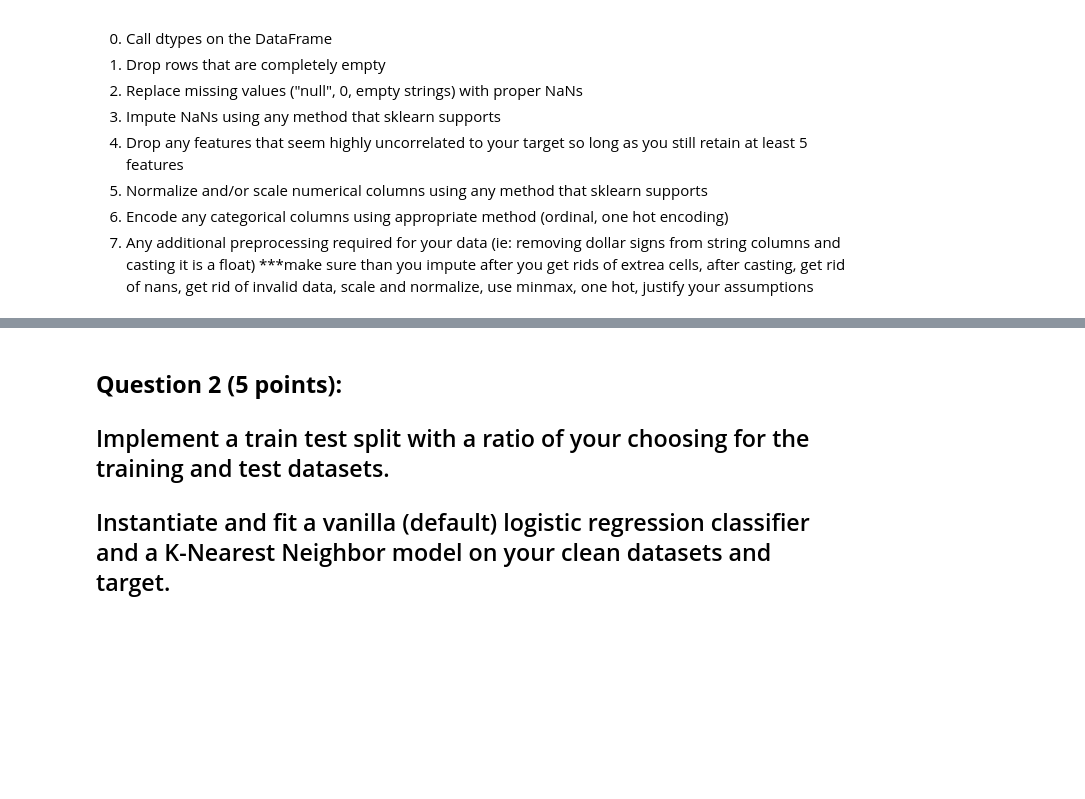
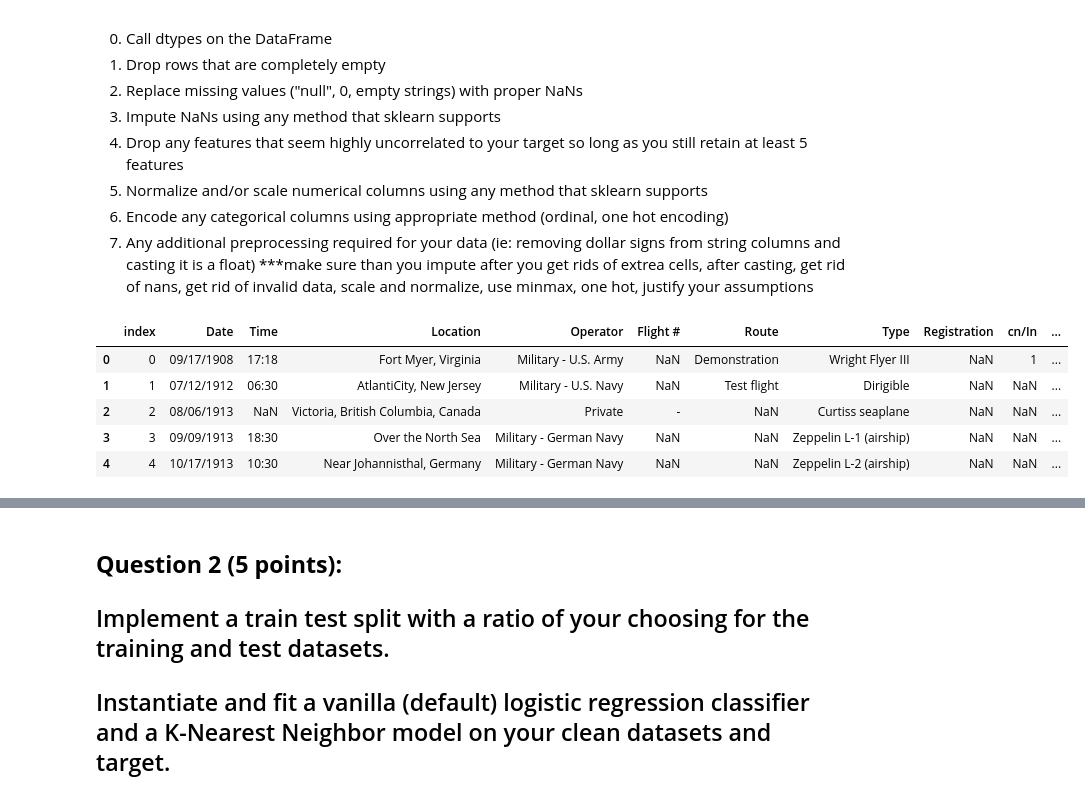
Before and after one commit to aaditiparabs/DS-3001, a Jupyter notebook: labs/Lab_2_Machine_Learning_Evaluation v2.ipynb, the cells around one changed output, grey strips where cells are left out. Cells and saved outputs as stored; diff of their text form; code cells hidden in the pictures; blank space fills up the shorter version.

```diff
--- a/labs/Lab_2_Machine_Learning_Evaluation v2.ipynb
+++ b/labs/Lab_2_Machine_Learning_Evaluation v2.ipynb
@@ -46,3 +46,20 @@ Requirement already satisfied: numpy>=1.16.6 in c:\users\aadit\anaconda3\lib\sit
 6. Encode any categorical columns using appropriate method (ordinal, one hot encoding)
 7. Any additional preprocessing required for your data (ie: removing dollar signs from string columns and casting it is a float)
 ***make sure than you impute after you get rids of extrea cells, after casting, get rid of nans, get rid of invalid data, scale and normalize, use minmax, one hot, justify your assumptions
+# %%
+import pandas as pd
+from sklearn.impute import SimpleImputer
+
+#read in a dataset into a dataframee
+planes_df = pd.read_csv("hf://datasets/nateraw/airplane-crashes-and-fatalities/Airplane_Crashes_and_Fatalities_Since_1908.csv")
+# %%
+#0 call dtypes
+planes_df.dtypes
+planes_df.head()
+# %% [output]
+|  | index | Date | Time | Location | Operator | Flight # | Route | Type | Registration | cn/In | ... |
+| 0 | 0 | 09/17/1908 | 17:18 | Fort Myer, Virginia | Military - U.S. Army | NaN | Demonstration | Wright Flyer III | NaN | 1 | ... |
+| 1 | 1 | 07/12/1912 | 06:30 | AtlantiCity, New Jersey | Military - U.S. Navy | NaN | Test flight | Dirigible | NaN | NaN | ... |
+| 2 | 2 | 08/06/1913 | NaN | Victoria, British Columbia, Canada | Private | - | NaN | Curtiss seaplane | NaN | NaN | ... |
+| 3 | 3 | 09/09/1913 | 18:30 | Over the North Sea | Military - German Navy | NaN | NaN | Zeppelin L-1 (airship) | NaN | NaN | ... |
+| 4 | 4 | 10/17/1913 | 10:30 | Near Johannisthal, Germany | Military - German Navy | NaN | NaN | Zeppelin L-2 (airship) | NaN | NaN | ... |
```
Also changed, not shown: parts of 7 cells of this notebook.
